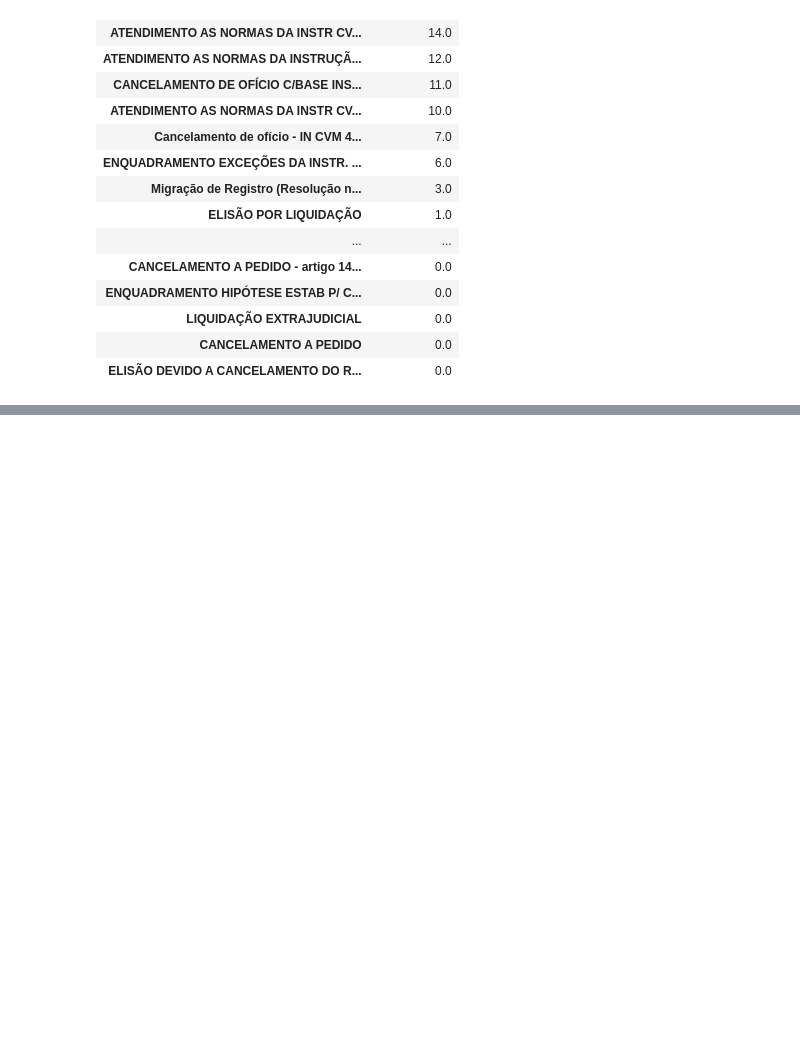
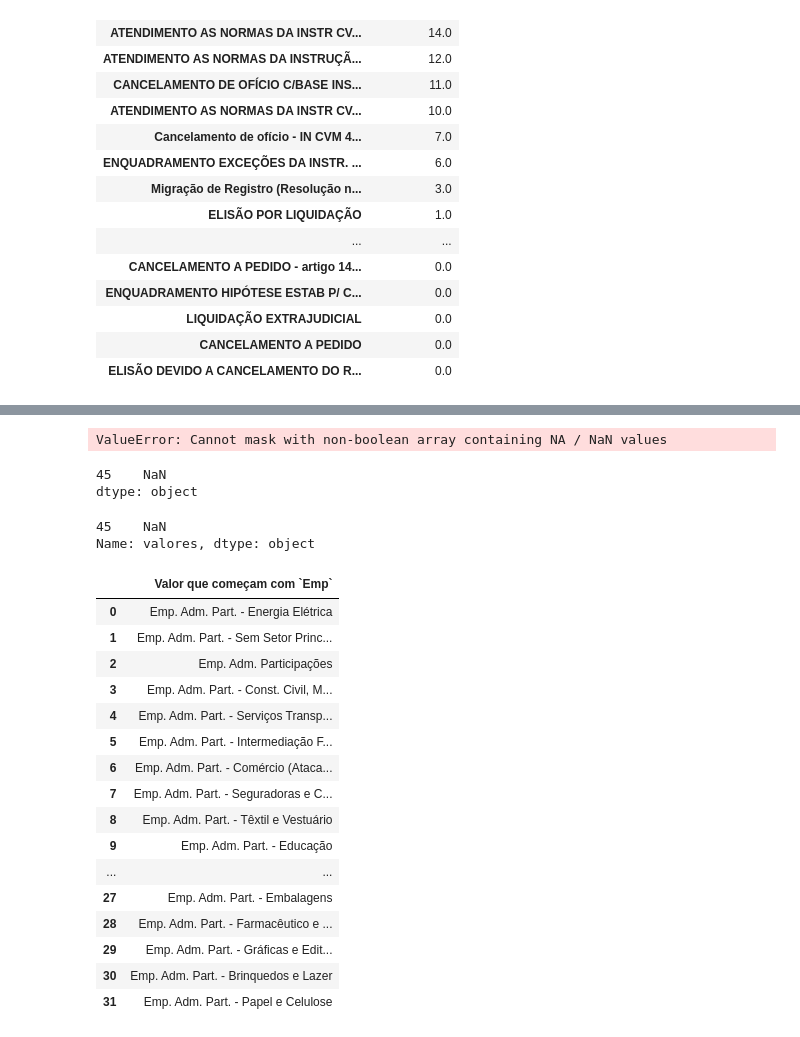
Before and after one commit to Wolfgang-Amadeus-Mozart/Projetos_ciencia_de_dados, a Jupyter notebook: Dados CVM/Analise_dados_cadastrais_cvm.ipynb, the cells around one changed output, grey strips where cells are left out. Drawn from its saved outputs; the diff is of its cells as text; code cells hidden in the pictures; blank space fills up the shorter version.

```diff
--- a/Dados CVM/Analise_dados_cadastrais_cvm.ipynb
+++ b/Dados CVM/Analise_dados_cadastrais_cvm.ipynb
@@ -202,0 +270,51 @@ np.round(
+# %%
+#Ao identificar um certo padrao de forma visual, onde a muitos valores que começam com Emp, decidi verificar quais sao todos os valores que possuem
+# esse padrao
+
+serie = pd.Series(df['SETOR_ATIV'].unique())
+select = serie.str.startswith('Emp')
+serie[select]
+
+#Obtive um error informando que existe valores NaN na selecao, algo que nao havia verificado visualmente
+# %% [output]
+ValueError: Cannot mask with non-boolean array containing NA / NaN values
+# %%
+#confirmando a existencia do valor NaN
+serie[serie.isna()]
+# %% [output]
+45    NaN
+dtype: object
+# %%
+#Dupla confirmação de existencia do valor NaN
+pd.DataFrame(serie, columns=['valores']).iloc[45:46:,0]
+# %% [output]
+45    NaN
+Name: valores, dtype: object
+# %%
+#Após a descoberta do valor NaN, feito a correta seleção
+serie2 = serie[serie.isna() == False]
+select2 = serie2.str.startswith('Emp') #Filtrando as observações que começam com 'EMP' e armazenando essa selecação
+setores_emp = serie2[select2].reset_index().drop(columns=['index']).rename(
+            columns = {0:'Valor que começam com `Emp`'}
+        )
+setores_emp
+
+# se identifica 31 observações que começam com 'Emp'
+# %% [output]
+|  | Valor que começam com `Emp` |
+| 0 | Emp. Adm. Part. - Energia Elétrica |
+| 1 | Emp. Adm. Part. - Sem Setor Princ... |
+| 2 | Emp. Adm. Participações |
+| 3 | Emp. Adm. Part. - Const. Civil, M... |
+| 4 | Emp. Adm. Part. - Serviços Transp... |
+| 5 | Emp. Adm. Part. - Intermediação F... |
+| 6 | Emp. Adm. Part. - Comércio (Ataca... |
+| 7 | Emp. Adm. Part. - Seguradoras e C... |
+| 8 | Emp. Adm. Part. - Têxtil e Vestuário |
+| 9 | Emp. Adm. Part. - Educação |
+| ... | ... |
+| 27 | Emp. Adm. Part. - Embalagens |
+| 28 | Emp. Adm. Part. - Farmacêutico e ... |
+| 29 | Emp. Adm. Part. - Gráficas e Edit... |
+| 30 | Emp. Adm. Part. - Brinquedos e Lazer |
+| 31 | Emp. Adm. Part. - Papel e Celulose |
```
Also changed, not shown: parts of 7 cells of this notebook.
